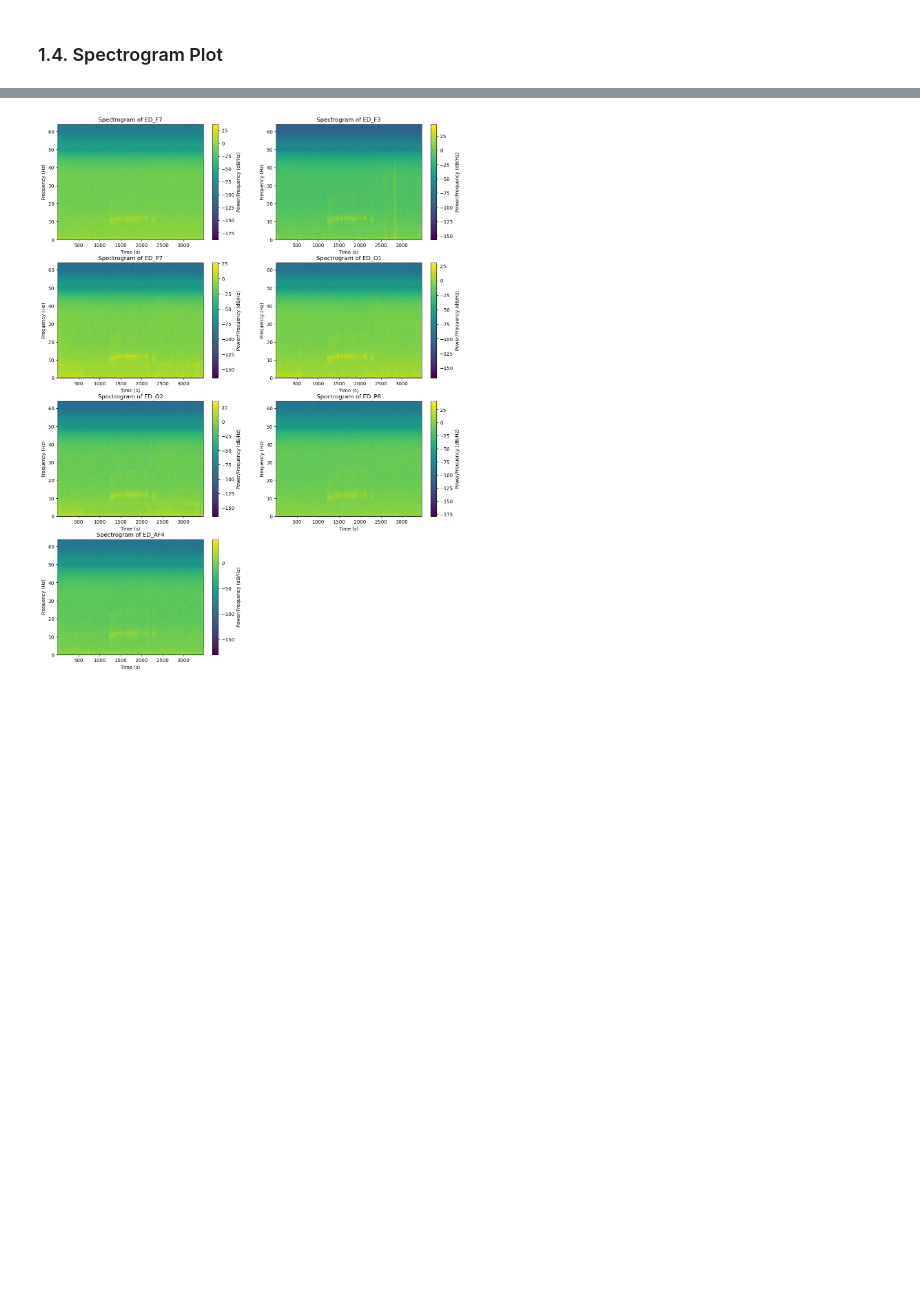
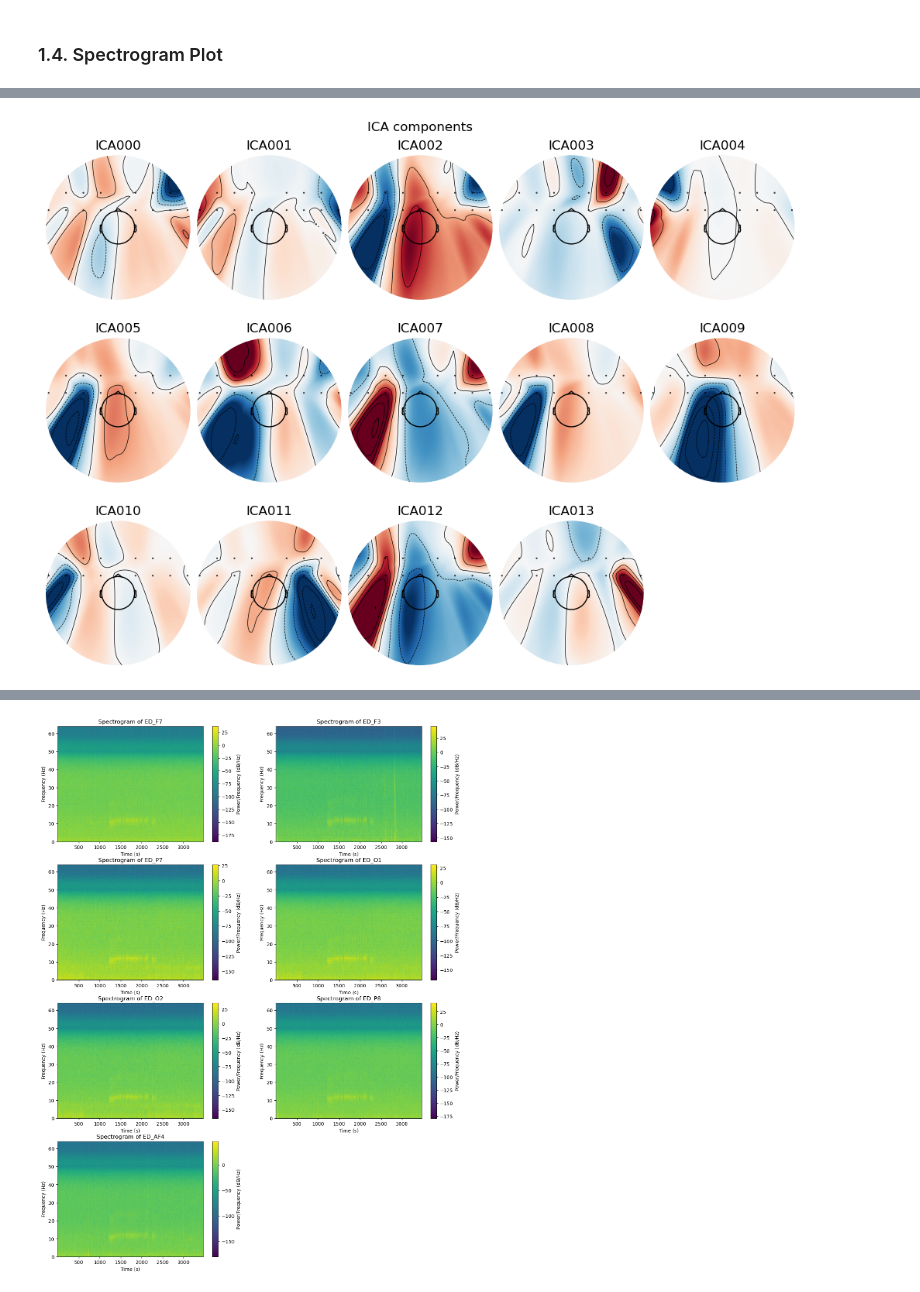
Before and after one commit to letruongzzio/Mental-Attention-States-Classification-Using-EEG-Data, a Jupyter notebook: features_engineering.ipynb, the cells around one changed output, grey strips where cells are left out. Drawn from its saved outputs; the diff is of its cells as text; code cells hidden in the pictures; blank space fills up the shorter version.

```diff
--- a/features_engineering.ipynb
+++ b/features_engineering.ipynb
@@ -150,73 +150,74 @@ viz_nepochs_state(df, channel, num_epochs, state='drownsy')
 
 # print("Các kênh xấu (tương quan thấp):", bad_channels_corr)
 # %%
-# import mne
-# import numpy as np
-# import pandas as pd
+import mne
+import numpy as np
+import pandas as pd
 
-# # Đọc file CSV
-# df = pd.read_csv("data/extracted_eeg15.csv")
+# Đọc file CSV
+df = pd.read_csv("data/raw15.csv")
 
-# # Lấy danh sách các kênh (bỏ cột thời gian 't')
-# channel_names = list(df.columns[1:-1])  # Bỏ cột 't'
-# channel_types = ['eeg'] * len(channel_names)  # Gán tất cả các kênh là 'eeg'
+# Lấy danh sách các kênh (bỏ cột thời gian 't')
+channel_names = list(df.columns[1:-1])  # Bỏ cột 't'
+channel_types = ['eeg'] * len(channel_names)  # Gán tất cả các kênh là 'eeg'
 
-# # Chuyển đổi dữ liệu sang định dạng numpy
-# data = df.iloc[:, 1:-1].values.T  # Chuyển đổi thành (kênh, thời gian)
+# Chuyển đổi dữ liệu sang định dạng numpy
+data = df.iloc[:, 1:-1].values.T  # Chuyển đổi thành (kênh, thời gian)
 
-# # Tạo thông tin cho dữ liệu (sampling_rate giả định là 256 Hz, điều chỉnh nếu cần)
-# info = mne.create_info(ch_names=channel_names, sfreq=256, ch_types=channel_types)
+# Tạo thông tin cho dữ liệu (sampling_rate giả định là 256 Hz, điều chỉnh nếu cần)
+info = mne.create_info(ch_names=channel_names, sfreq=256, ch_types=channel_types)
 
-# # Create a custom montage
-# montage = mne.channels.make_standard_montage('standard_1020')
+# Create a custom montage
+montage = mne.channels.make_standard_montage('standard_1020')
 
-# # Define the positions of your specific channels
-# custom_montage = mne.channels.make_dig_montage({
-# 	'ED_AF3': [-0.1, 0.1, 0], 'ED_F7': [-0.2, 0.1, 0], 'ED_F3': [-0.1, 0.2, 0], 'ED_FC5': [-0.2, 0.2, 0],
-# 	'ED_T7': [-0.3, 0.1, 0], 'ED_P7': [-0.3, 0.2, 0], 'ED_O1': [-0.4, 0.1, 0], 'ED_O2': [0.4, 0.1, 0],
-# 	'ED_P8': [0.3, 0.2, 0], 'ED_T8': [0.3, 0.1, 0], 'ED_FC6': [0.2, 0.2, 0], 'ED_F4': [0.1, 0.2, 0],
-# 	'ED_F8': [0.2, 0.1, 0], 'ED_AF4': [0.1, 0.1, 0]
-# })
+# Define the positions of your specific channels
+custom_montage = mne.channels.make_dig_montage({
+	'ED_AF3': [-0.1, 0.1, 0], 'ED_F7': [-0.2, 0.1, 0], 'ED_F3': [-0.1, 0.2, 0], 'ED_FC5': [-0.2, 0.2, 0],
+	'ED_T7': [-0.3, 0.1, 0], 'ED_P7': [-0.3, 0.2, 0], 'ED_O1': [-0.4, 0.1, 0], 'ED_O2': [0.4, 0.1, 0],
+	'ED_P8': [0.3, 0.2, 0], 'ED_T8': [0.3, 0.1, 0], 'ED_FC6': [0.2, 0.2, 0], 'ED_F4': [0.1, 0.2, 0],
+	'ED_F8': [0.2, 0.1, 0], 'ED_AF4': [0.1, 0.1, 0]
+})
 
-# info.set_montage(custom_montage, on_missing='ignore')
+info.set_montage(custom_montage, on_missing='ignore')
 
-# # Chuyển dữ liệu thành RawArray
-# raw = mne.io.RawArray(data, info)
+# Chuyển dữ liệu thành RawArray
+raw = mne.io.RawArray(data, info)
 
-# # Kiểm tra dữ liệu
-# print(raw.info)
-# raw.plot(n_channels=len(channel_names), duration=5, show_scrollbars=False)
+# Kiểm tra dữ liệu
+print(raw.info)
+raw.plot(n_channels=len(channel_names), duration=5, show_scrollbars=False)
 
 
-# from mne.preprocessing import ICA
+from mne.preprocessing import ICA
 
-# # Áp dụng ICA
-# ica = ICA(n_components=len(channel_names), random_state=97, max_iter=1000)
-# ica.fit(raw)
+# Áp dụng ICA
+ica = ICA(n_components=len(channel_names), random_state=97, max_iter=1000)
+ica.fit(raw)
 
-# # Vẽ các thành phần ICA để kiểm tra
-# ica.plot_components()
+# Vẽ các thành phần ICA để kiểm tra
+ica.plot_components()
 
 
-# # Giả sử thành phần 0 và 1 là nhiễu (bạn cần quan sát đồ thị để quyết định)
-# ica.exclude = [0, 1]  # Đánh dấu các thành phần cần loại bỏ
+# Giả sử thành phần 0 và 1 là nhiễu (bạn cần quan sát đồ thị để quyết định)
+ica.exclude = [0, 1]  # Đánh dấu các thành phần cần loại bỏ
 
-# # Áp dụng ICA để loại bỏ thành phần nhiễu
-# raw_cleaned = ica.apply(raw)
+# Áp dụng ICA để loại bỏ thành phần nhiễu
+raw_cleaned = ica.apply(raw)
 
-# # Vẽ tín hiệu sạch để kiểm tra
-# raw_cleaned.plot(n_channels=len(channel_names), duration=5, show_scrollbars=False)
+# Vẽ tín hiệu sạch để kiểm tra
+raw_cleaned.plot(n_channels=len(channel_names), duration=5, show_scrollbars=False)
 
 
-# # Chuyển dữ liệu sạch về numpy array
-# cleaned_data = raw_cleaned.get_data().T  # Định dạng (thời gian, kênh)
+# Chuyển dữ liệu sạch về numpy array
+cleaned_data = raw_cleaned.get_data().T  # Định dạng (thời gian, kênh)
 
-# # Chuyển sang DataFrame
-# df_cleaned = pd.DataFrame(cleaned_data, columns=channel_names)
+# Chuyển sang DataFrame
+df_cleaned = pd.DataFrame(cleaned_data, columns=channel_names)
 
-# # Thêm cột thời gian trở lại nếu cần
-# df_cleaned.insert(0, 't', df['t'])
-# df_cleaned.insert(0, 'state', df['state'])
-# # Lưu file CSV
-# # df_cleaned.to_csv("data/cleaned_eeg15_with_ica.csv", index=False)
-# # print("Dữ liệu sạch đã được lưu.")
+# Thêm cột thời gian trở lại nếu cần
+df_cleaned.insert(0, 't', df['t'])
+df_cleaned.insert(0, 'state', df['state'])
+# Lưu file CSV
+# df_cleaned.to_csv("data/cleaned_eeg15_with_ica.csv", index=False)
+# print("Dữ liệu sạch đã được lưu.")
+# %% [output]
@@ -222,0 +244 @@ viz_nepochs_state(df, channel, num_epochs, state='drownsy')
+[figure, added]
```
Also changed, not shown: parts of 3 cells of this notebook.
